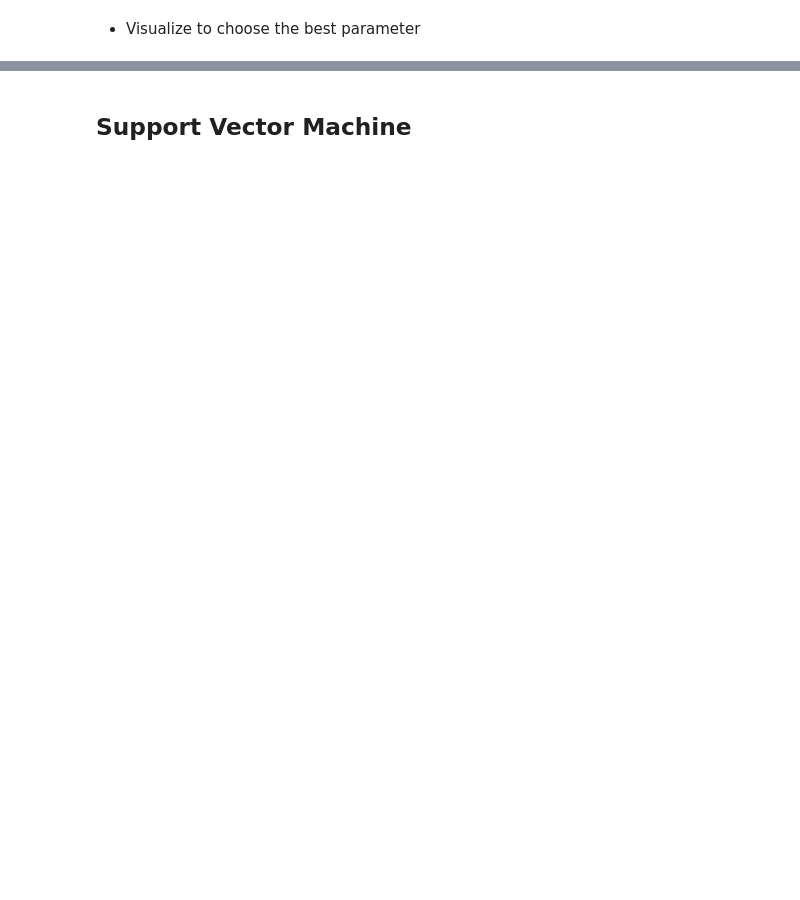
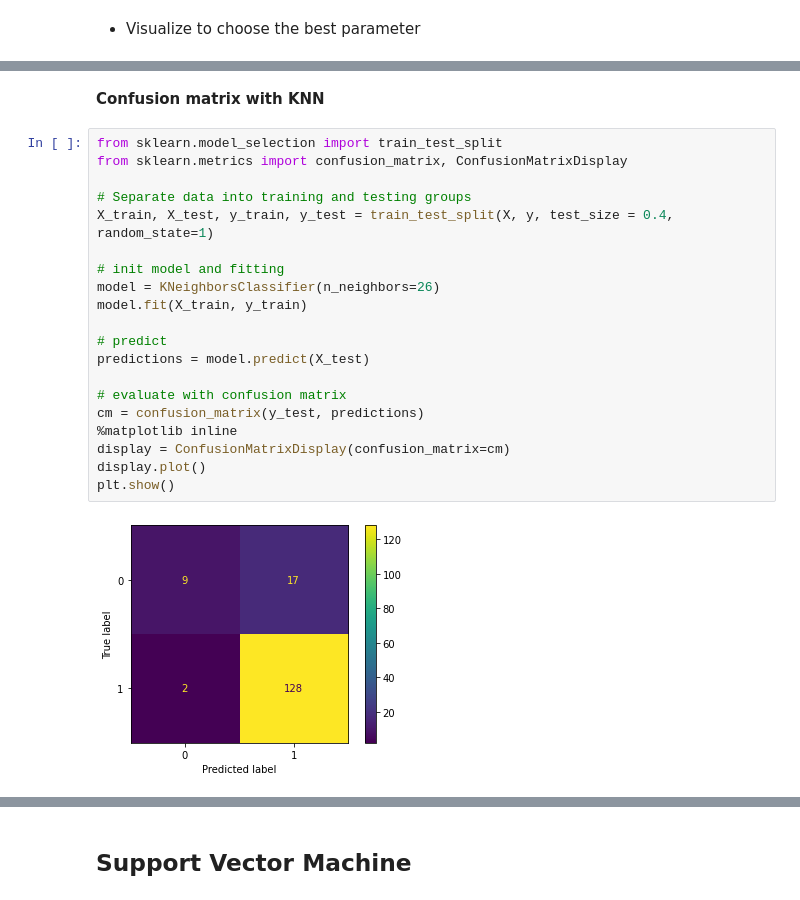
Before and after one commit to lamld203844/Biomedical-Segmentation, a Jupyter notebook: assignment-1.ipynb, the cells around one changed output, grey strips where cells are left out. Drawn from its saved outputs; the diff is of its cells as text; blank space fills up the shorter version.

```diff
--- a/assignment-1.ipynb
+++ b/assignment-1.ipynb
@@ -310,0 +306,24 @@ The model provides an accuracy of 92.3%, when we kept the value of neighbours=16
+# %% [markdown]
+**Confusion matrix with KNN**
+# %%
+from sklearn.model_selection import train_test_split
+from sklearn.metrics import confusion_matrix, ConfusionMatrixDisplay
+
+# Separate data into training and testing groups
+X_train, X_test, y_train, y_test = train_test_split(X, y, test_size = 0.4, random_state=1)
+
+# init model and fitting
+model = KNeighborsClassifier(n_neighbors=26)
+model.fit(X_train, y_train)
+
+# predict
+predictions = model.predict(X_test)
+
+# evaluate with confusion matrix
+cm = confusion_matrix(y_test, predictions)
+%matplotlib inline
+display = ConfusionMatrixDisplay(confusion_matrix=cm)
+display.plot()
+plt.show()
+# %% [output]
+[figure, added]
```
Also changed, not shown: parts of 15 cells of this notebook.
